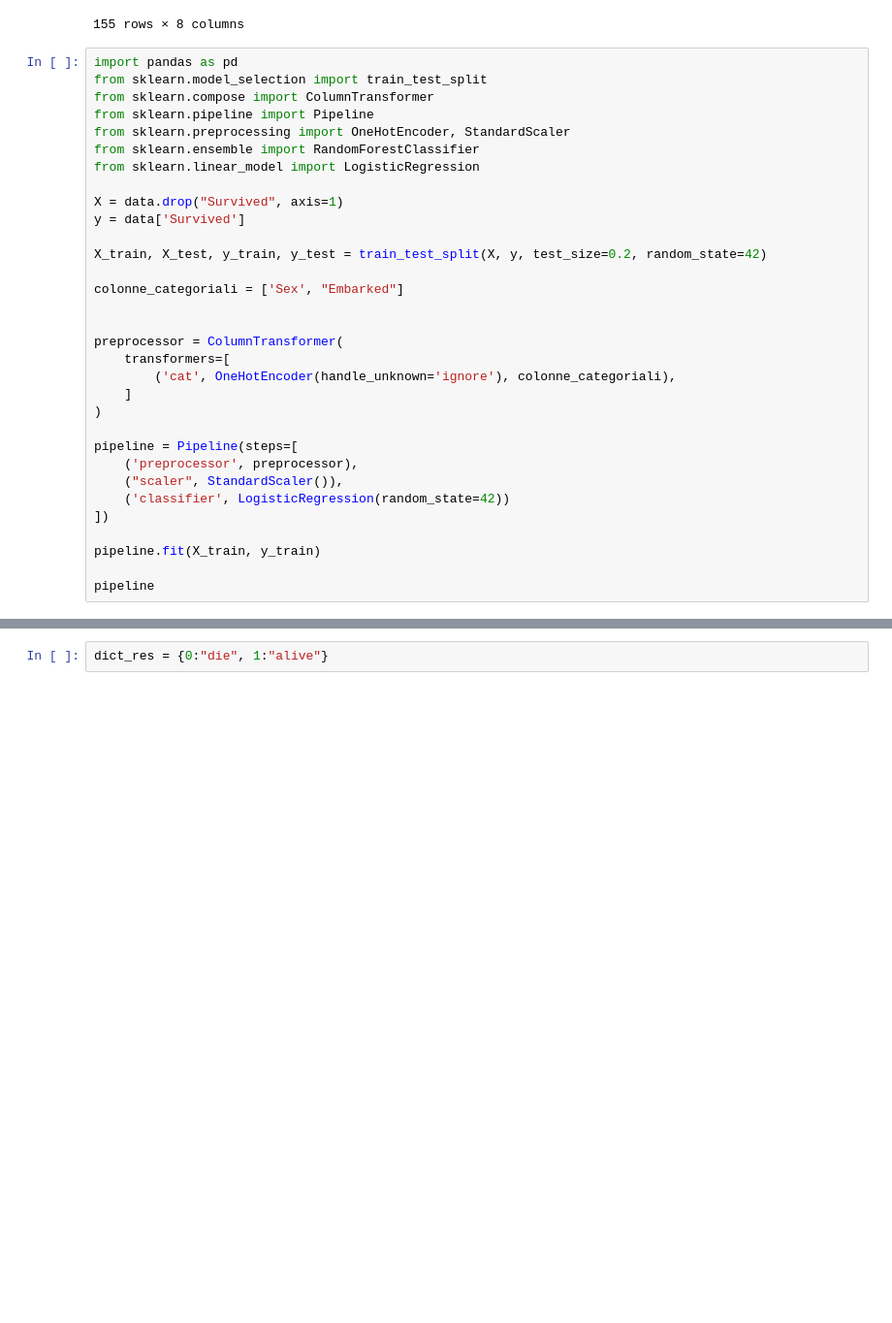
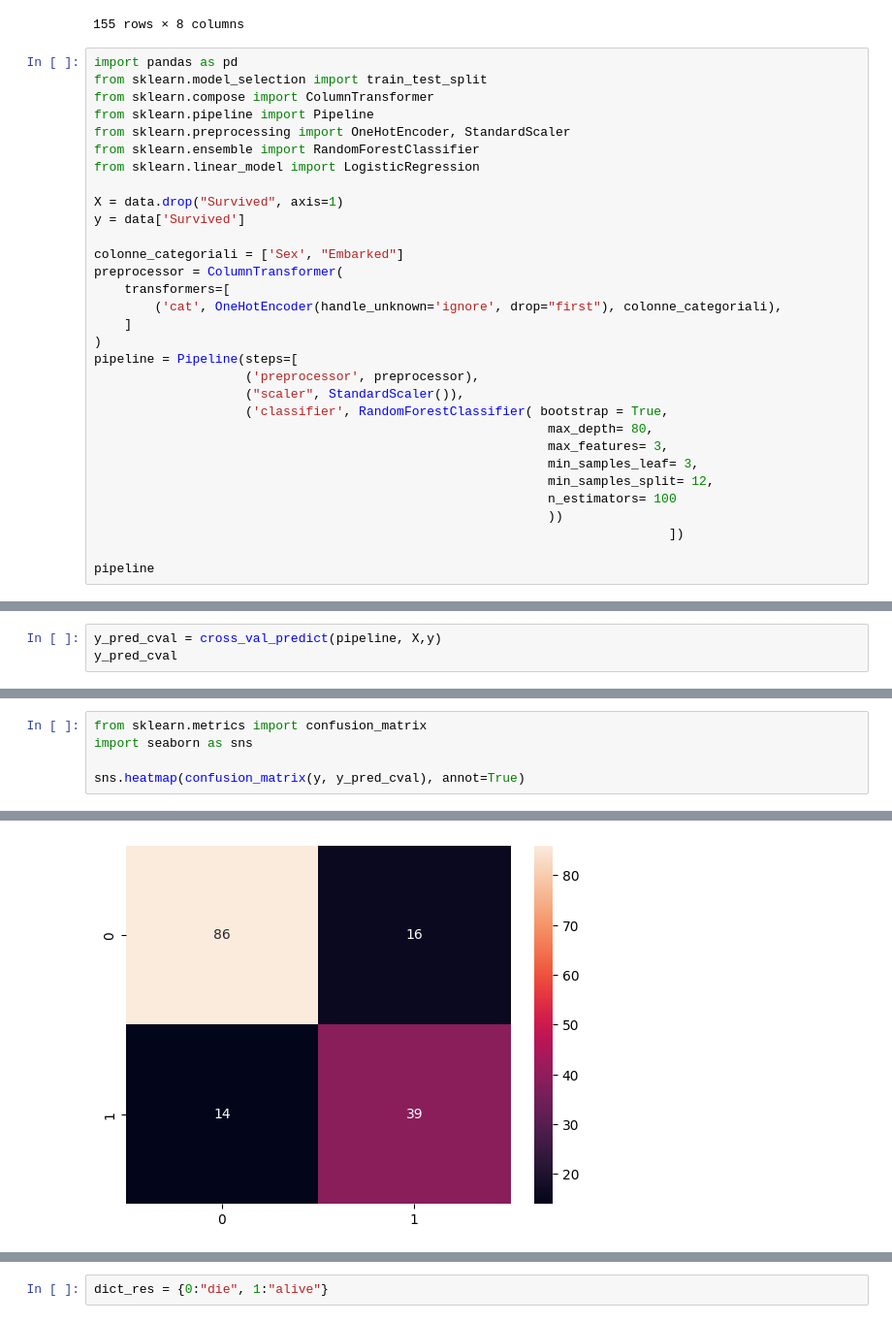
Before and after one commit to monty04dd/FISTIC2024, a Jupyter notebook: miei file/Lesson 10/Titanic_complete.ipynb, the cells around one changed output, grey strips where cells are left out. Shown at 97% size. Saved outputs shown, nothing was run; the diff lists cells and outputs as text; blank space fills up the shorter version.

```diff
--- a/miei file/Lesson 10/Titanic_complete.ipynb
+++ b/miei file/Lesson 10/Titanic_complete.ipynb
@@ -651,24 +651,23 @@ from sklearn.linear_model import LogisticRegression
 X = data.drop("Survived", axis=1)
 y = data['Survived']
 
-X_train, X_test, y_train, y_test = train_test_split(X, y, test_size=0.2, random_state=42)
-
 colonne_categoriali = ['Sex', "Embarked"]
-
-
 preprocessor = ColumnTransformer(
     transformers=[
-        ('cat', OneHotEncoder(handle_unknown='ignore'), colonne_categoriali),
+        ('cat', OneHotEncoder(handle_unknown='ignore', drop="first"), colonne_categoriali),
     ]
 )
-
 pipeline = Pipeline(steps=[
-    ('preprocessor', preprocessor),
-    ("scaler", StandardScaler()),
-    ('classifier', LogisticRegression(random_state=42))
-])
-
-pipeline.fit(X_train, y_train)
+                    ('preprocessor', preprocessor),
+                    ("scaler", StandardScaler()),
+                    ('classifier', RandomForestClassifier( bootstrap = True,
+                                                            max_depth= 80,
+                                                            max_features= 3,
+                                                            min_samples_leaf= 3,
+                                                            min_samples_split= 12,
+                                                            n_estimators= 100
+                                                            ))
+                                                                            ])
 
 pipeline
 # %% [output]
@@ -709,0 +686,3 @@ Index(['Survived', 'Pclass', 'Sex', 'Age', 'SibSp', 'Parch', 'Fare',
+# %%
+y_pred_cval = cross_val_predict(pipeline, X,y)
+y_pred_cval
@@ -709,0 +714,6 @@ Index(['Survived', 'Pclass', 'Sex', 'Age', 'SibSp', 'Parch', 'Fare',
+# %%
+from sklearn.metrics import confusion_matrix
+import seaborn as sns
+
+sns.heatmap(confusion_matrix(y, y_pred_cval), annot=True)
+# %% [output]
@@ -709,0 +721 @@ Index(['Survived', 'Pclass', 'Sex', 'Age', 'SibSp', 'Parch', 'Fare',
+[figure, added]
```
Also changed, not shown: parts of 24 cells of this notebook, 26 other files.
